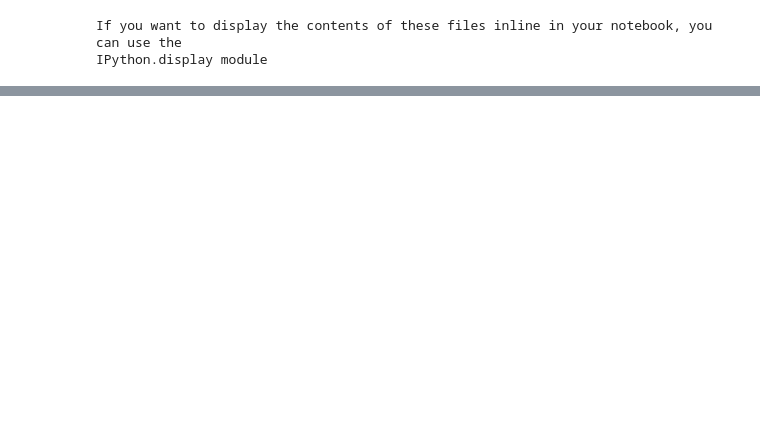
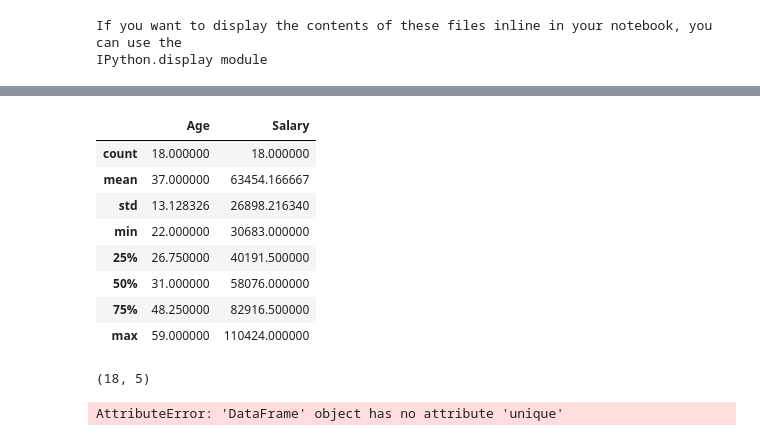
Before and after one commit to TouseefDataScientist/Machine-learning, a Jupyter notebook: Kh-babar-Naseer.ipynb, the cells around one changed output, grey strips where cells are left out. Cells and saved outputs as stored; diff of their text form; code cells hidden in the pictures; blank space fills up the shorter version.

```diff
--- a/Kh-babar-Naseer.ipynb
+++ b/Kh-babar-Naseer.ipynb
@@ -233,0 +248,20 @@ reader = PdfReader('Pdfsample.pdf')
+# %%
+df.describe()
+# %% [output]
+|  | Age | Salary |
+| count | 18.000000 | 18.000000 |
+| mean | 37.000000 | 63454.166667 |
+| std | 13.128326 | 26898.216340 |
+| min | 22.000000 | 30683.000000 |
+| 25% | 26.750000 | 40191.500000 |
+| 50% | 31.000000 | 58076.000000 |
+| 75% | 48.250000 | 82916.500000 |
+| max | 59.000000 | 110424.000000 |
+# %%
+df.shape
+# %% [output]
+(18, 5)
+# %%
+df.unique()
+# %% [output]
+AttributeError: 'DataFrame' object has no attribute 'unique'
```
Also changed, not shown: parts of 11 cells of this notebook.
